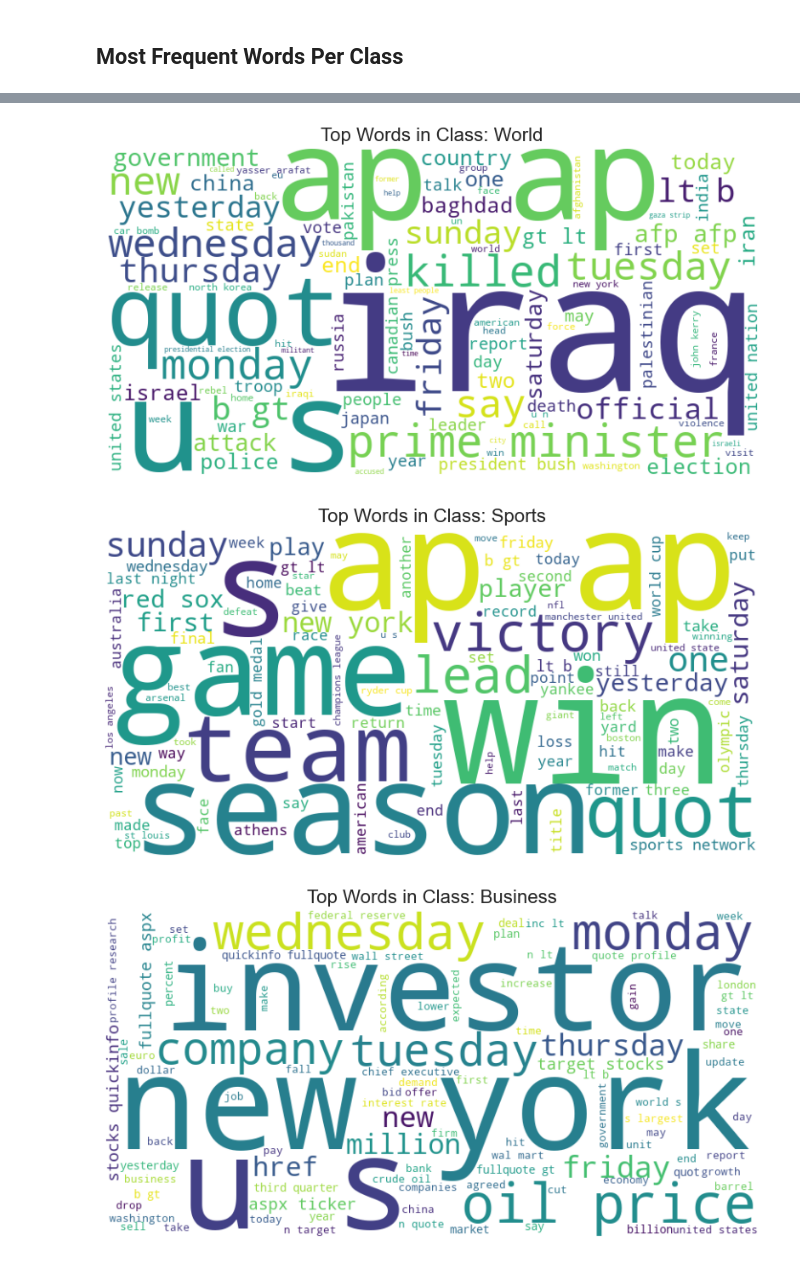
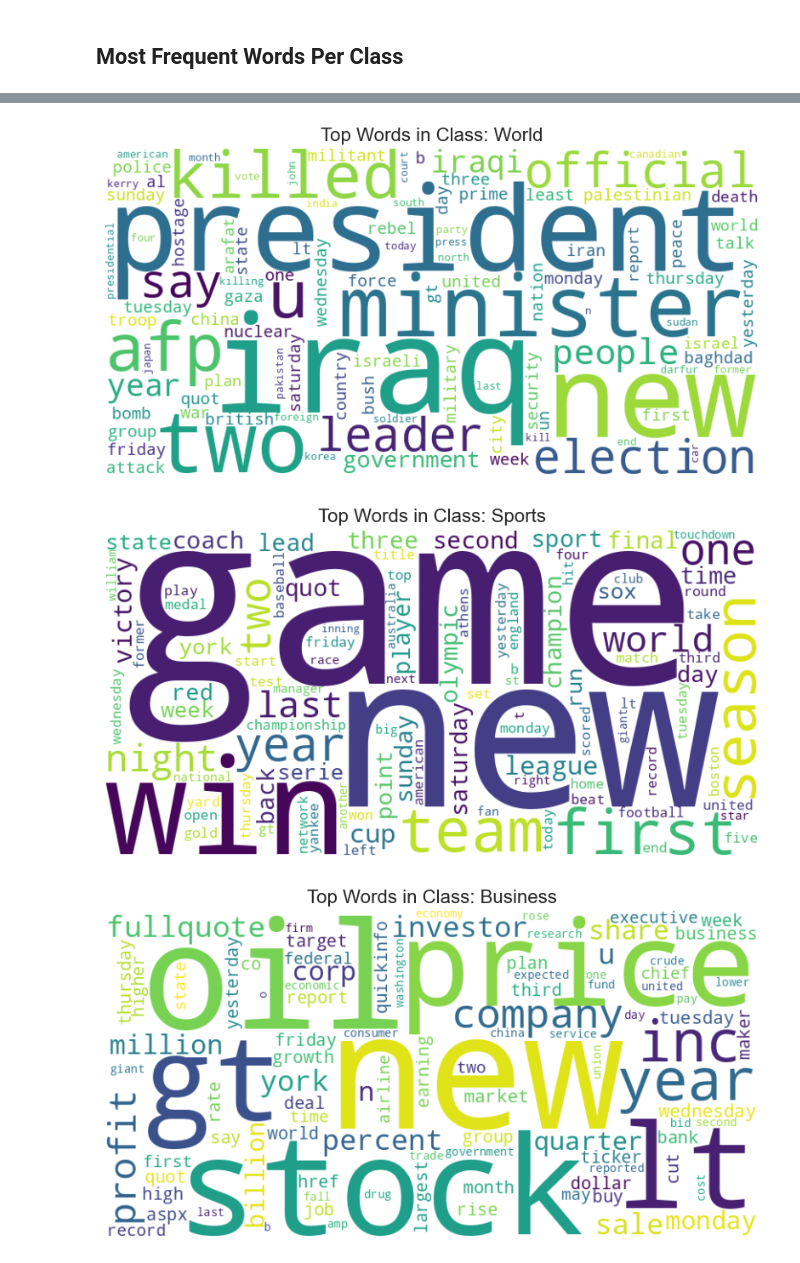
Before and after one commit to naghamo/deltaf1-hybrid-active-learning, a Jupyter notebook: eda_preprocessing/01_agnews_eda.ipynb, the cells around one changed output, grey strips where cells are left out. Saved outputs shown, nothing was run; the diff lists cells and outputs as text; code cells hidden in the pictures.

Commit message:
Initial version of improved and combined EDA notebooks

```diff
--- a/eda_preprocessing/01_agnews_eda.ipynb
+++ b/eda_preprocessing/01_agnews_eda.ipynb
@@ -3,8 +3,13 @@ import pandas as pd
 import matplotlib.pyplot as plt
 import seaborn as sns
 from adaptive_al_v2.utils.data_loader import *
+from collections import Counter
+from itertools import chain
+from wordcloud import WordCloud, STOPWORDS
+import warnings
 
-sns.set(style="whitegrid")
+sns.set_theme(style="whitegrid")
+warnings.filterwarnings("ignore")
 # %% [markdown]
 ## Load Dataset
 # %%
@@ -16,5 +25,5 @@ print(df_train.shape, df_val.shape, df_test.shape)
 # %%
-df = pd.concat([df_train, df_val, df_test])
+df = pd.concat([df_train, df_val]) # Exploring only the data that we see
 df.head()
 # %% [output]
 |  | text | label |
@@ -139,22 +141,19 @@ Top words in World:
 # %%
-from wordcloud import WordCloud, STOPWORDS
-import matplotlib.pyplot as plt
-
-# Combine default stopwords with some custom ones (optional)
-custom_stopwords = set(STOPWORDS).union({"said", "will", "us", "reuters"})
+# Combine default stopwords with some custom ones
+custom_stopwords = set(STOPWORDS).union({"said", "will", "us", "reuters", "s", "ap"})
 for label_id, label_name in label_map.items():
     subset = df[df["label"] == label_id]
     text_blob = " ".join(subset["text"].astype(str)).lower()
 
     wordcloud = WordCloud(width=800, height=400, background_color='white',
-                          stopwords=custom_stopwords, max_words=100).generate(text_blob)
+                          stopwords=custom_stopwords, max_words=100, collocations=False).generate(text_blob)
 
     plt.figure(figsize=(10, 5))
     plt.imshow(wordcloud, interpolation='bilinear')
     plt.axis("off")
     plt.title(f"Top Words in Class: {label_name}", fontsize=16)
     plt.show()
 # %% [output]
-[figure, old version]
+[figure, new version]
-[figure, old version]
+[figure, new version]
-[figure, old version]
+[figure, new version]
```
Also changed, not shown: parts of 9 cells of this notebook, 3 other files.
